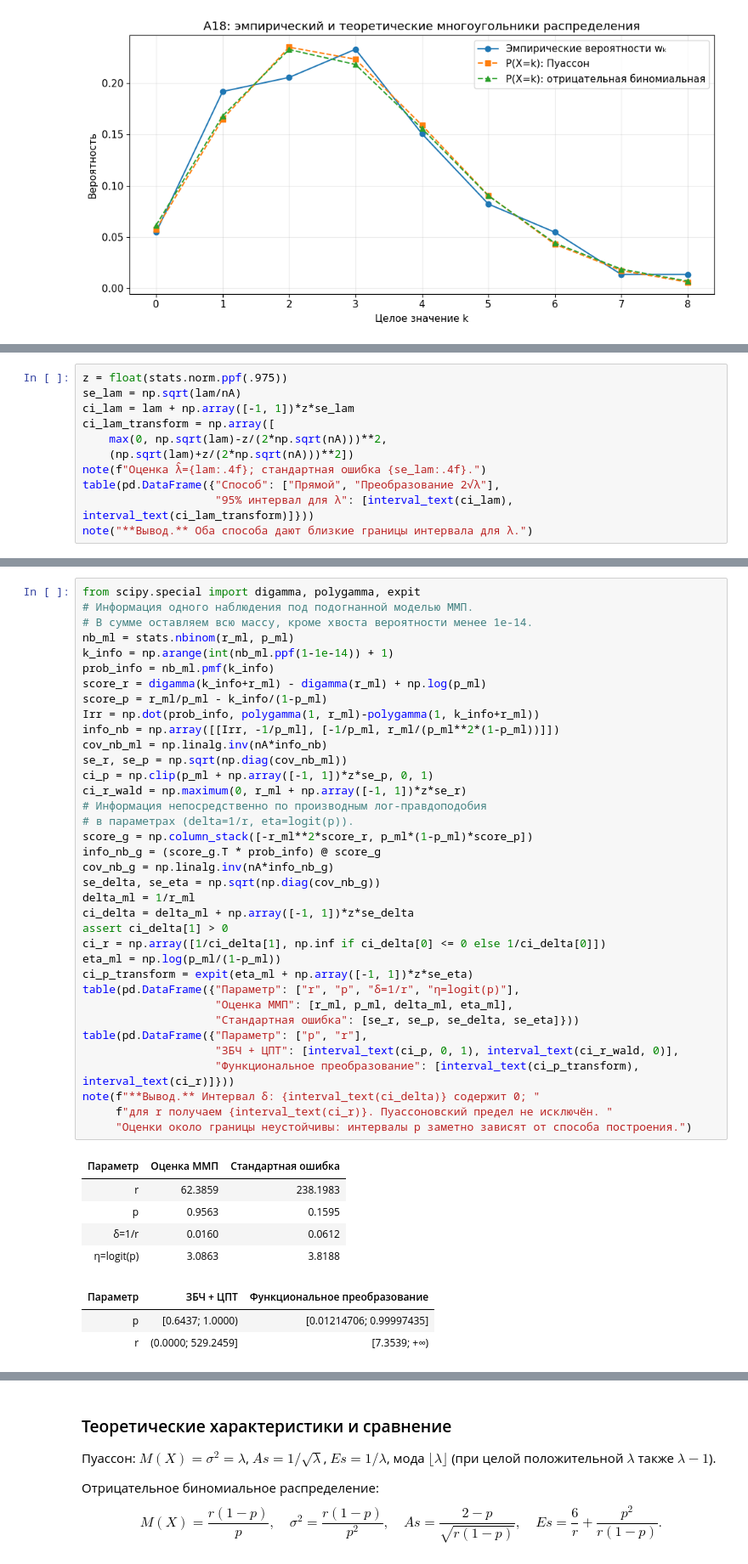
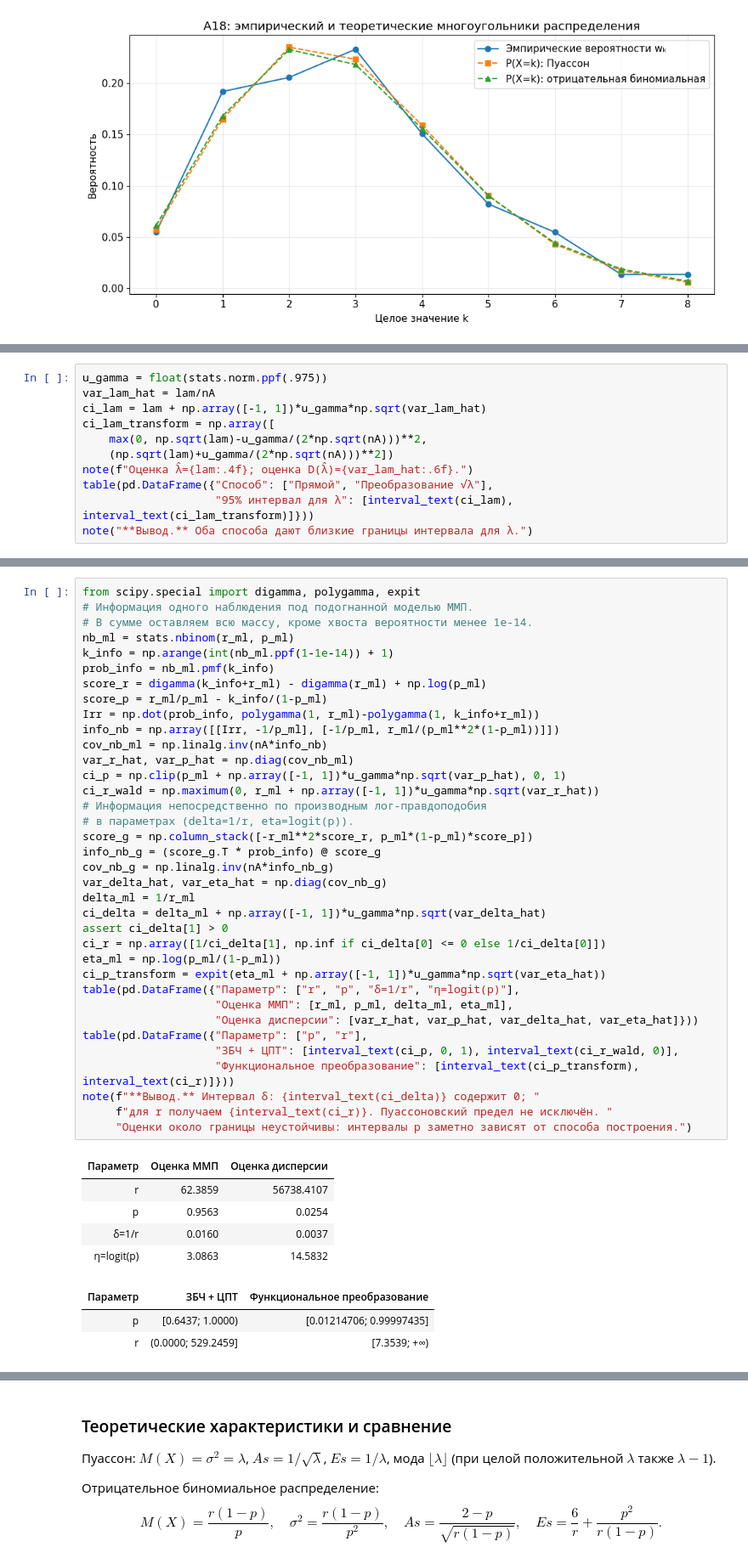
Before and after one commit to Crocron4ik/mathstat_lab1, a Jupyter notebook: mathstat_variant18.ipynb, the cells around one changed output, grey strips where cells are left out. Shown at 85% size. Drawn from its saved outputs; the diff is of its cells as text.

```diff
--- a/mathstat_variant18.ipynb
+++ b/mathstat_variant18.ipynb
@@ -466,12 +487,12 @@ $$
 # %%
-z = float(stats.norm.ppf(.975))
-se_lam = np.sqrt(lam/nA)
-ci_lam = lam + np.array([-1, 1])*z*se_lam
+u_gamma = float(stats.norm.ppf(.975))
+var_lam_hat = lam/nA
+ci_lam = lam + np.array([-1, 1])*u_gamma*np.sqrt(var_lam_hat)
 ci_lam_transform = np.array([
-    max(0, np.sqrt(lam)-z/(2*np.sqrt(nA)))**2,
-    (np.sqrt(lam)+z/(2*np.sqrt(nA)))**2])
-note(f"Оценка λ̂={lam:.4f}; стандартная ошибка {se_lam:.4f}.")
-table(pd.DataFrame({"Способ": ["Прямой", "Преобразование 2√λ"],
+    max(0, np.sqrt(lam)-u_gamma/(2*np.sqrt(nA)))**2,
+    (np.sqrt(lam)+u_gamma/(2*np.sqrt(nA)))**2])
+note(f"Оценка λ̂={lam:.4f}; оценка D(λ̂)={var_lam_hat:.6f}.")
+table(pd.DataFrame({"Способ": ["Прямой", "Преобразование √λ"],
                     "95% интервал для λ": [interval_text(ci_lam), interval_text(ci_lam_transform)]}))
 note("**Вывод.** Оба способа дают близкие границы интервала для λ.")
 # %% [output]
@@ -555,45 +595,45 @@ $$
 # %%
 from scipy.special import digamma, polygamma, expit
 # Информация одного наблюдения под подогнанной моделью ММП.
 # В сумме оставляем всю массу, кроме хвоста вероятности менее 1e-14.
 nb_ml = stats.nbinom(r_ml, p_ml)
 k_info = np.arange(int(nb_ml.ppf(1-1e-14)) + 1)
 prob_info = nb_ml.pmf(k_info)
 score_r = digamma(k_info+r_ml) - digamma(r_ml) + np.log(p_ml)
 score_p = r_ml/p_ml - k_info/(1-p_ml)
 Irr = np.dot(prob_info, polygamma(1, r_ml)-polygamma(1, k_info+r_ml))
 info_nb = np.array([[Irr, -1/p_ml], [-1/p_ml, r_ml/(p_ml**2*(1-p_ml))]])
 cov_nb_ml = np.linalg.inv(nA*info_nb)
-se_r, se_p = np.sqrt(np.diag(cov_nb_ml))
-ci_p = np.clip(p_ml + np.array([-1, 1])*z*se_p, 0, 1)
-ci_r_wald = np.maximum(0, r_ml + np.array([-1, 1])*z*se_r)
+var_r_hat, var_p_hat = np.diag(cov_nb_ml)
+ci_p = np.clip(p_ml + np.array([-1, 1])*u_gamma*np.sqrt(var_p_hat), 0, 1)
+ci_r_wald = np.maximum(0, r_ml + np.array([-1, 1])*u_gamma*np.sqrt(var_r_hat))
 # Информация непосредственно по производным лог-правдоподобия
 # в параметрах (delta=1/r, eta=logit(p)).
 score_g = np.column_stack([-r_ml**2*score_r, p_ml*(1-p_ml)*score_p])
 info_nb_g = (score_g.T * prob_info) @ score_g
 cov_nb_g = np.linalg.inv(nA*info_nb_g)
-se_delta, se_eta = np.sqrt(np.diag(cov_nb_g))
+var_delta_hat, var_eta_hat = np.diag(cov_nb_g)
 delta_ml = 1/r_ml
-ci_delta = delta_ml + np.array([-1, 1])*z*se_delta
+ci_delta = delta_ml + np.array([-1, 1])*u_gamma*np.sqrt(var_delta_hat)
 assert ci_delta[1] > 0
 ci_r = np.array([1/ci_delta[1], np.inf if ci_delta[0] <= 0 else 1/ci_delta[0]])
 eta_ml = np.log(p_ml/(1-p_ml))
-ci_p_transform = expit(eta_ml + np.array([-1, 1])*z*se_eta)
+ci_p_transform = expit(eta_ml + np.array([-1, 1])*u_gamma*np.sqrt(var_eta_hat))
 table(pd.DataFrame({"Параметр": ["r", "p", "δ=1/r", "η=logit(p)"],
                     "Оценка ММП": [r_ml, p_ml, delta_ml, eta_ml],
-                    "Стандартная ошибка": [se_r, se_p, se_delta, se_eta]}))
+                    "Оценка дисперсии": [var_r_hat, var_p_hat, var_delta_hat, var_eta_hat]}))
 table(pd.DataFrame({"Параметр": ["p", "r"],
                     "ЗБЧ + ЦПТ": [interval_text(ci_p, 0, 1), interval_text(ci_r_wald, 0)],
                     "Функциональное преобразование": [interval_text(ci_p_transform), interval_text(ci_r)]}))
 note(f"**Вывод.** Интервал δ: {interval_text(ci_delta)} содержит 0; "
      f"для r получаем {interval_text(ci_r)}. Пуассоновский предел не исключён. "
      "Оценки около границы неустойчивы: интервалы p заметно зависят от способа построения.")
 # %% [output]
-| Параметр | Оценка ММП | Стандартная ошибка |
-| r | 62.3859 | 238.1983 |
-| p | 0.9563 | 0.1595 |
-| δ=1/r | 0.0160 | 0.0612 |
-| η=logit(p) | 3.0863 | 3.8188 |
+| Параметр | Оценка ММП | Оценка дисперсии |
+| r | 62.3859 | 56738.4107 |
+| p | 0.9563 | 0.0254 |
+| δ=1/r | 0.0160 | 0.0037 |
+| η=logit(p) | 3.0863 | 14.5832 |
 | Параметр | ЗБЧ + ЦПТ | Функциональное преобразование |
 | p | [0.6437; 1.0000) | [0.01214706; 0.99997435] |
 | r | (0.0000; 529.2459] | [7.3539; +∞) |
```
Also changed, not shown: parts of 7 cells of this notebook.
